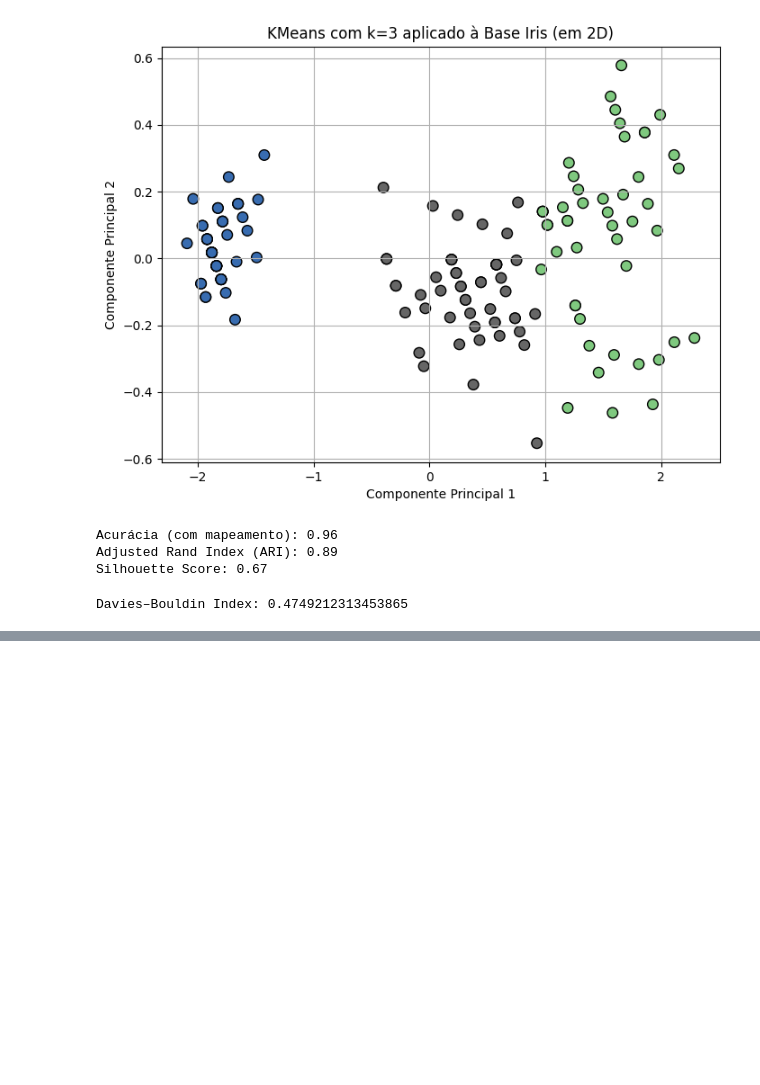
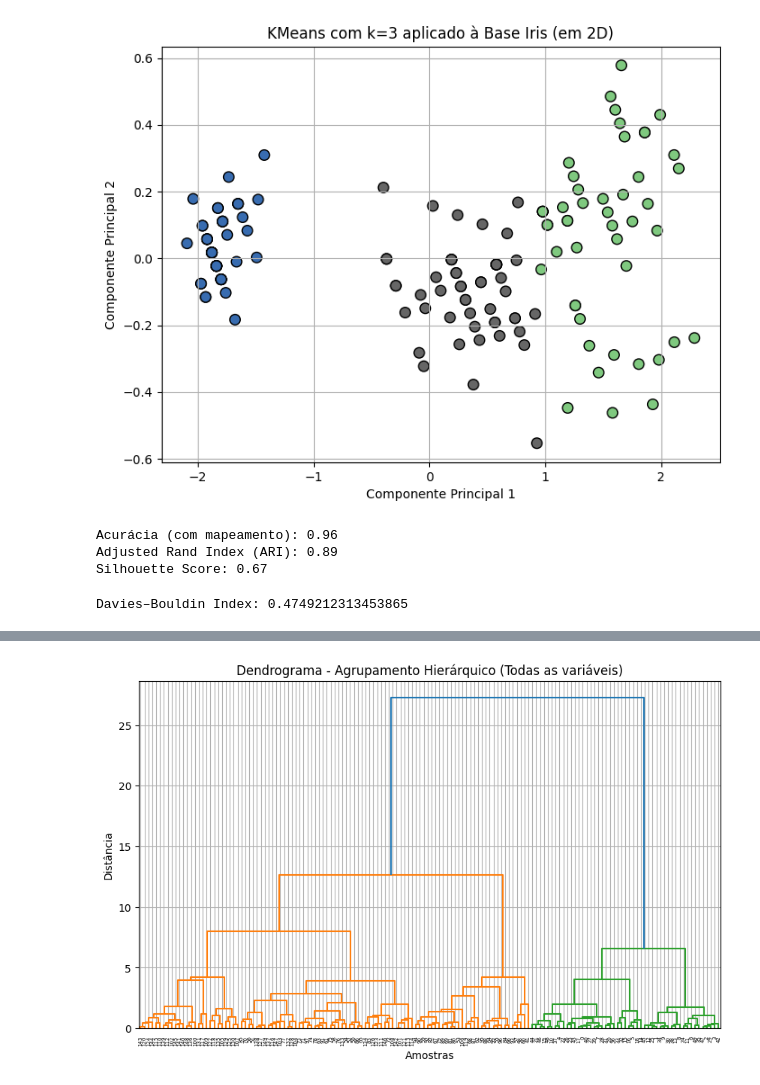
Before and after one commit to Rafaela-Pecanha/t2-clusterizacao, a Jupyter notebook: clusterizacao.ipynb, the cells around one changed output, grey strips where cells are left out. Saved outputs shown, nothing was run; the diff lists cells and outputs as text; code cells hidden in the pictures; blank space fills up the shorter version.

Commit message:
Aplicação do Agrupamento Hierárquico

```diff
--- a/clusterizacao.ipynb
+++ b/clusterizacao.ipynb
@@ -304,0 +306,83 @@ Davies–Bouldin Index: 0.4749212313453865
+# %%
+import matplotlib.pyplot as plt
+from sklearn.datasets import load_iris
+from sklearn.preprocessing import StandardScaler
+from sklearn.decomposition import PCA
+from sklearn.cluster import KMeans, AgglomerativeClustering
+from sklearn.metrics import adjusted_rand_score, silhouette_score, accuracy_score
+from scipy.cluster.hierarchy import dendrogram, linkage
+import numpy as np
+from scipy.stats import mode
+
+iris = load_iris()
+X = iris.data
+y_true = iris.target
+
+scaler = StandardScaler()
+X_scaled = scaler.fit_transform(X)
+
+pca = PCA(n_components=2)
+X_pca = pca.fit_transform(X_scaled)
+
+# Dendrograma
+linked = linkage(X_scaled, method='ward')
+plt.figure(figsize=(10, 6))
+dendrogram(linked,
+           orientation='top',
+           distance_sort='descending',
+           show_leaf_counts=False)
+plt.title('Dendrograma - Agrupamento Hierárquico (Todas as variáveis)')
+plt.xlabel('Amostras')
+plt.ylabel('Distância')
+plt.grid(True)
+plt.show()
+
+# Agglomerative Clustering - k=2 and k=3
+agg_k2 = AgglomerativeClustering(n_clusters=2, linkage='ward')
+y_agg2 = agg_k2.fit_predict(X_scaled)
+
+agg_k3 = AgglomerativeClustering(n_clusters=3, linkage='ward')
+y_agg3 = agg_k3.fit_predict(X_scaled)
+
+
+# Visualização dos clusters
+def plot_clusters(X_pca, labels, title, cmap='Accent'):
+    plt.figure(figsize=(8, 6))
+    plt.scatter(X_pca[:, 0], X_pca[:, 1], c=labels, cmap=cmap, s=70, edgecolor='k')
+    plt.title(title)
+    plt.xlabel('Componente Principal 1')
+    plt.ylabel('Componente Principal 2')
+    plt.grid(True)
+    plt.show()
+plot_clusters(X_pca, y_agg2, 'Agglomerative Clustering (k=2)', cmap='Accent')
+plot_clusters(X_pca, y_agg3, 'Agglomerative Clustering (k=3)', cmap='Set2')
+
+# Função para mapear clusters para rótulos reais
+def map_clusters_to_labels(y_true, y_pred):
+    labels = np.zeros_like(y_pred)
+    for cluster in np.unique(y_pred):
+        mask = (y_pred == cluster)
+        labels[mask] = mode(y_true[mask], keepdims=True).mode[0]
+    return labels
+
+# Avaliação dos modelos - ARI e Silhouette Score
+def evaluate_model(name, labels):
+    ari = adjusted_rand_score(y_true, labels)
+    sil = silhouette_score(X_scaled, labels)
+    print(f'{name} - ARI: {ari:.4f} | Silhouette Score: {sil:.4f}')
+
+print("Avaliação dos Algoritmos:")
+evaluate_model('Agglomerative (k=2)', y_agg2)
+evaluate_model('Agglomerative (k=3)', y_agg3)
+
+# Cálculo da acurácia para Agglomerative (k=2) e (k=3)
+y_agg2_mapped = map_clusters_to_labels(y_true, y_agg2)
+y_agg3_mapped = map_clusters_to_labels(y_true, y_agg3)
+
+acc_agg2 = accuracy_score(y_true, y_agg2_mapped)
+acc_agg3 = accuracy_score(y_true, y_agg3_mapped)
+
+print(f"Acurácia Agglomerative (k=2): {acc_agg2:.2f}")
+print(f"Acurácia Agglomerative (k=3): {acc_agg3:.2f}")
+# %% [output]
+[figure, added]
```
Also changed, not shown: parts of 8 cells of this notebook.
